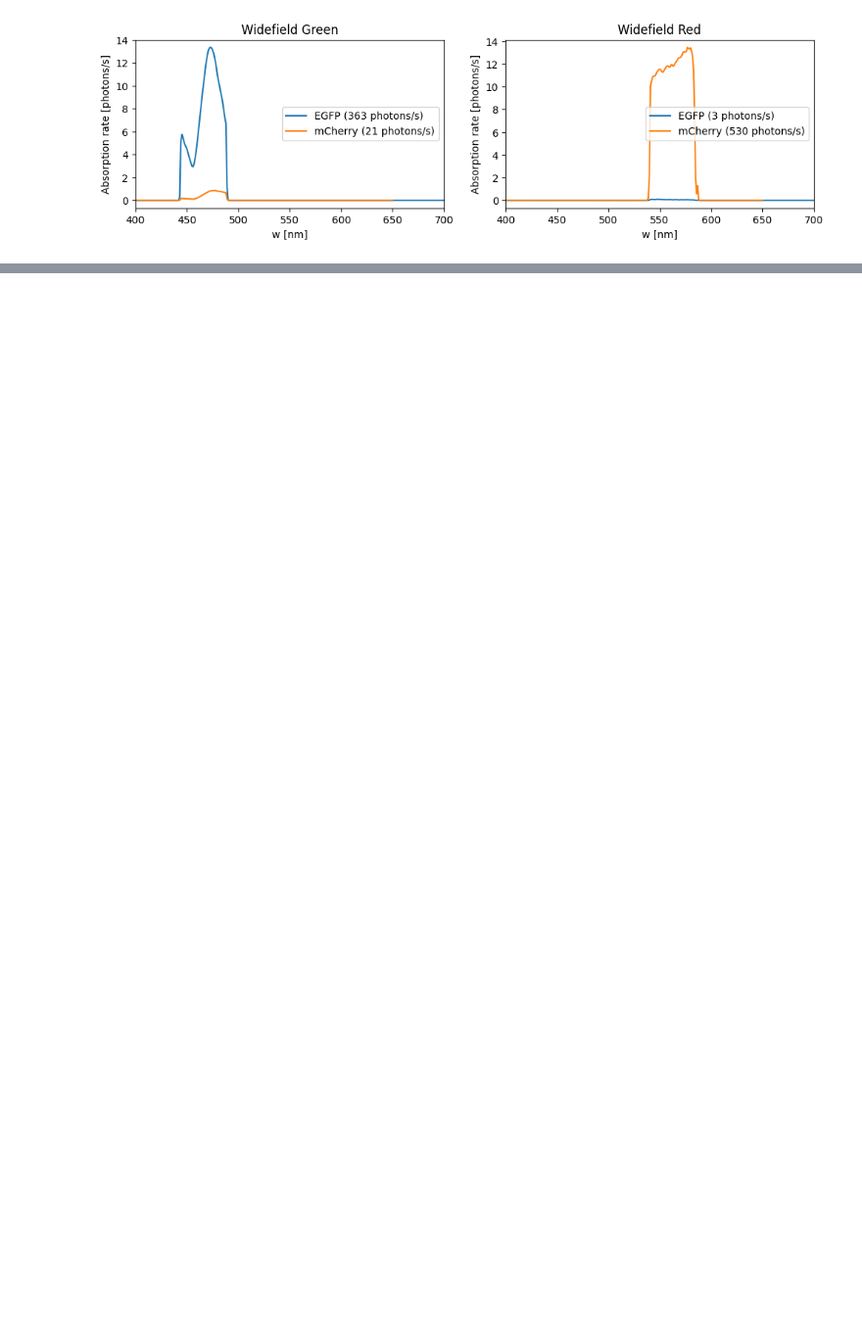
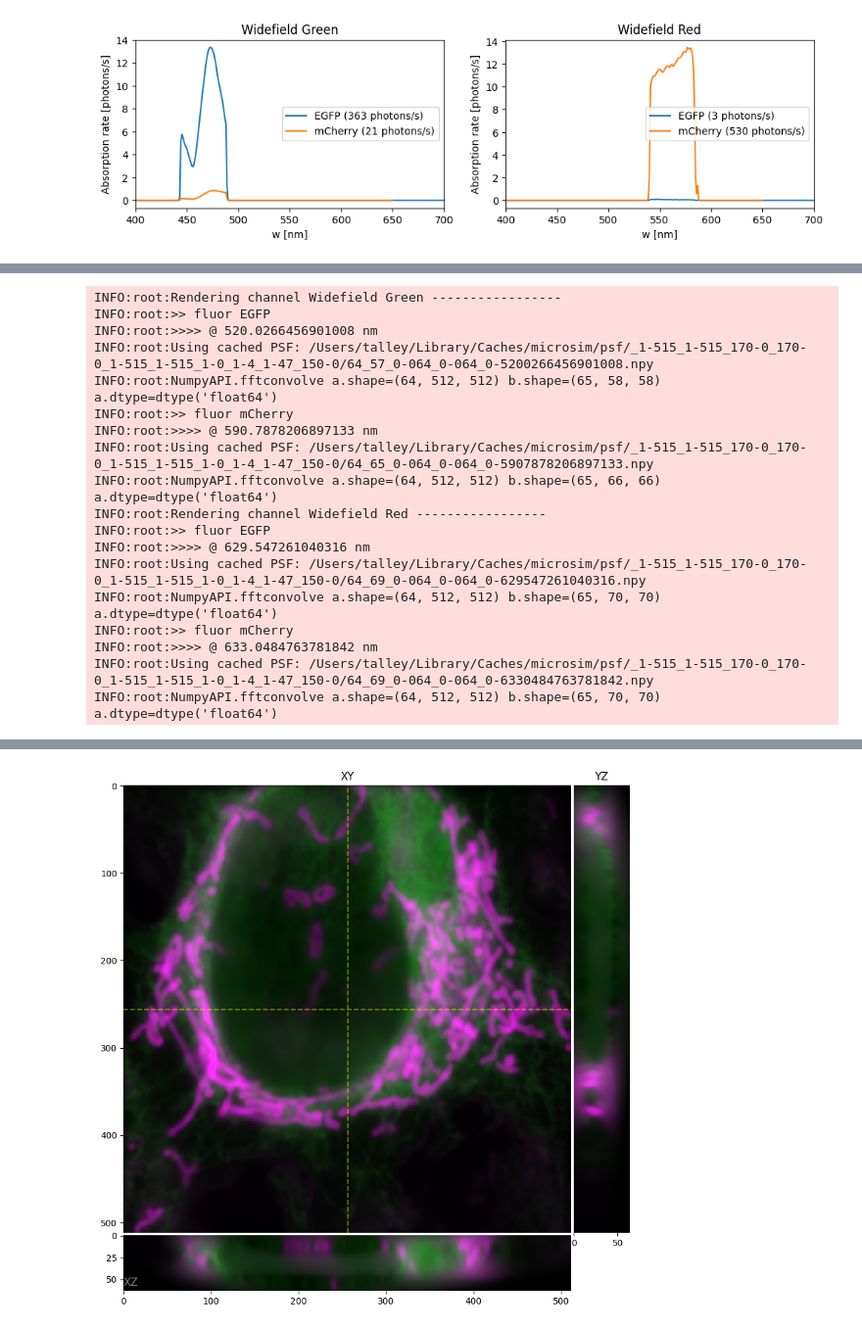
Before and after one commit to tlambert03/microsim, a Jupyter notebook: docs/guide.ipynb, the cells around one changed output, grey strips where cells are left out. Shown at 98% size. Cells and saved outputs as stored; diff of their text form; code cells hidden in the pictures; blank space fills up the shorter version.

```diff
--- a/docs/guide.ipynb
+++ b/docs/guide.ipynb
@@ -248,0 +319,21 @@ for _ch_idx, oc in enumerate(sim.channels):
+# %%
+ortho_plot(sim.optical_image())
+# %% [output]
+INFO:root:Rendering channel Widefield Green -----------------
+INFO:root:>> fluor EGFP
+INFO:root:>>>> @ 520.0266456901008 nm
+INFO:root:Using cached PSF: /Users/talley/Library/Caches/microsim/psf/_1-515_1-515_170-0_170-0_1-515_1-515_1-0_1-4_1-47_150-0/64_57_0-064_0-064_0-5200266456901008.npy
+INFO:root:NumpyAPI.fftconvolve a.shape=(64, 512, 512) b.shape=(65, 58, 58) a.dtype=dtype('float64')
+INFO:root:>> fluor mCherry
+INFO:root:>>>> @ 590.7878206897133 nm
+INFO:root:Using cached PSF: /Users/talley/Library/Caches/microsim/psf/_1-515_1-515_170-0_170-0_1-515_1-515_1-0_1-4_1-47_150-0/64_65_0-064_0-064_0-5907878206897133.npy
+INFO:root:NumpyAPI.fftconvolve a.shape=(64, 512, 512) b.shape=(65, 66, 66) a.dtype=dtype('float64')
+INFO:root:Rendering channel Widefield Red -----------------
+INFO:root:>> fluor EGFP
+INFO:root:>>>> @ 629.547261040316 nm
+INFO:root:Using cached PSF: /Users/talley/Library/Caches/microsim/psf/_1-515_1-515_170-0_170-0_1-515_1-515_1-0_1-4_1-47_150-0/64_69_0-064_0-064_0-629547261040316.npy
+INFO:root:NumpyAPI.fftconvolve a.shape=(64, 512, 512) b.shape=(65, 70, 70) a.dtype=dtype('float64')
+INFO:root:>> fluor mCherry
+INFO:root:>>>> @ 633.0484763781842 nm
+INFO:root:Using cached PSF: /Users/talley/Library/Caches/microsim/psf/_1-515_1-515_170-0_170-0_1-515_1-515_1-0_1-4_1-47_150-0/64_69_0-064_0-064_0-6330484763781842.npy
+INFO:root:NumpyAPI.fftconvolve a.shape=(64, 512, 512) b.shape=(65, 70, 70) a.dtype=dtype('float64')
@@ -248,0 +341 @@ for _ch_idx, oc in enumerate(sim.channels):
+[figure, added]
```
Also changed, not shown: parts of 20 cells of this notebook, 4 other files.
